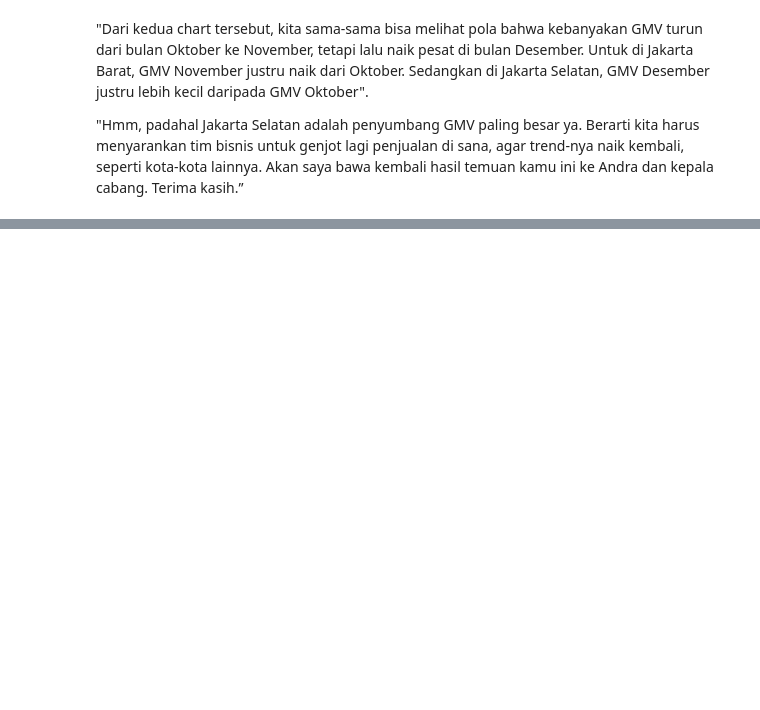
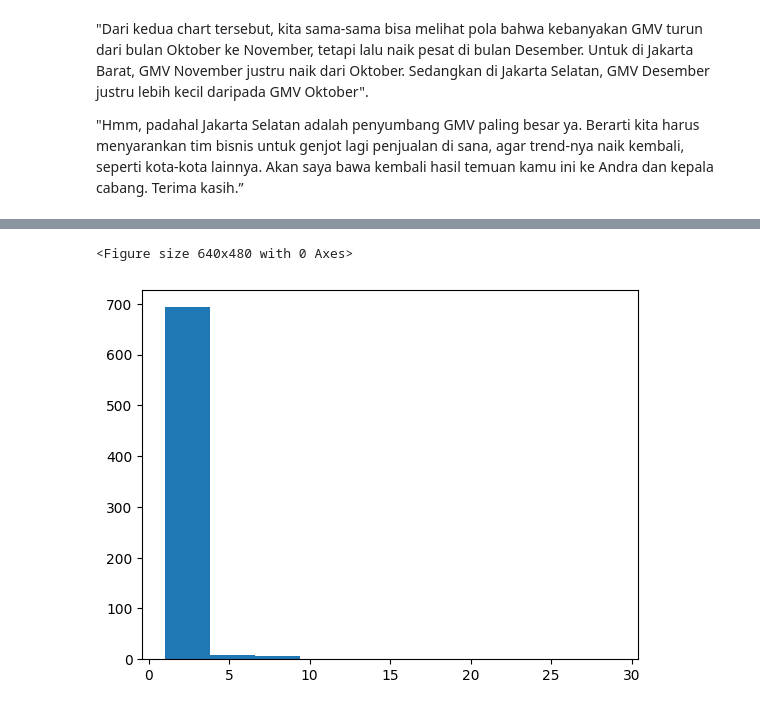
Before and after one commit to HaiK1168/Project-Learning-DataScience, a Jupyter notebook: 09 - Data Visualization with Python Matplotlib for Beginner - Part 2.ipynb, the cells around one changed output, grey strips where cells are left out. Cells and saved outputs as stored; diff of their text form; code cells hidden in the pictures; blank space fills up the shorter version.

```diff
--- a/09 - Data Visualization with Python Matplotlib for Beginner - Part 2.ipynb
+++ b/09 - Data Visualization with Python Matplotlib for Beginner - Part 2.ipynb
@@ -404,0 +421,8 @@ plt.show()
+# %%
+data_per_customer_dki_q4 = (dataset_dki_q4.groupby('customer_id')
+                                   .agg({'order_id':'nunique',
+                                         'quantity': 'sum',
+                                         'gmv':'sum'})
+                                   .reset_index()
+                                   .rename(columns={'order_id':'orders'}))
+print(data_per_customer_dki_q4.sort_values(by='orders',ascending=False))
@@ -404,0 +468,9 @@ plt.show()
+# %%
+plt.clf()
+# Histogram pertama
+plt.figure()
+plt.hist(data_per_customer_dki_q4['orders'])
+plt.show()
+# %% [output]
+<Figure size 640x480 with 0 Axes>
+[figure, added]
```
Also changed, not shown: parts of 26 cells of this notebook, 1 other file.
